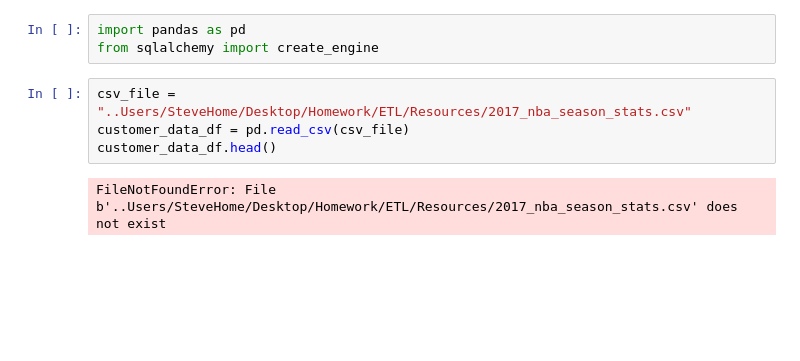
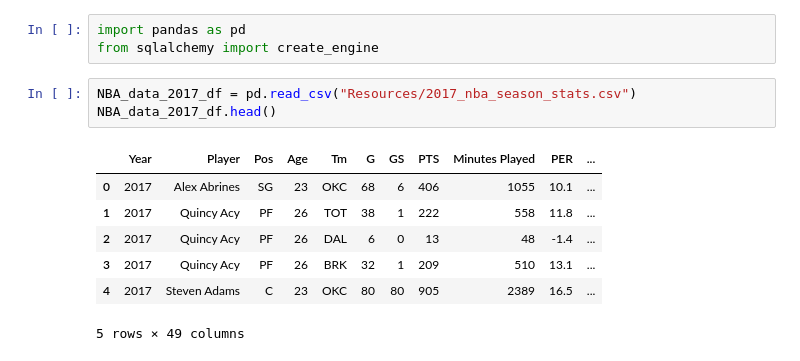
Before and after one commit to svodog34/Homework, a Jupyter notebook: ETL/ETL.ipynb, the cells around one changed output. Saved outputs shown, nothing was run; the diff lists cells and outputs as text; blank space fills up the shorter version.

```diff
--- a/ETL/ETL.ipynb
+++ b/ETL/ETL.ipynb
@@ -1,9 +1,14 @@
 # %%
 import pandas as pd
 from sqlalchemy import create_engine
-# %%
-csv_file = "..Users/SteveHome/Desktop/Homework/ETL/Resources/2017_nba_season_stats.csv"
-customer_data_df = pd.read_csv(csv_file)
-customer_data_df.head()
-# %% [output]
-FileNotFoundError: File b'..Users/SteveHome/Desktop/Homework/ETL/Resources/2017_nba_season_stats.csv' does not exist
+# %%
+NBA_data_2017_df = pd.read_csv("Resources/2017_nba_season_stats.csv")
+NBA_data_2017_df.head()
+# %% [output]
+|  | Year | Player | Pos | Age | Tm | G | GS | PTS | Minutes Played | PER | ... |
+| 0 | 2017 | Alex Abrines | SG | 23 | OKC | 68 | 6 | 406 | 1055 | 10.1 | ... |
+| 1 | 2017 | Quincy Acy | PF | 26 | TOT | 38 | 1 | 222 | 558 | 11.8 | ... |
+| 2 | 2017 | Quincy Acy | PF | 26 | DAL | 6 | 0 | 13 | 48 | -1.4 | ... |
+| 3 | 2017 | Quincy Acy | PF | 26 | BRK | 32 | 1 | 209 | 510 | 13.1 | ... |
+| 4 | 2017 | Steven Adams | C | 23 | OKC | 80 | 80 | 905 | 2389 | 16.5 | ... |
+5 rows × 49 columns
```
Also changed, not shown: parts of 17 cells of this notebook, 1 other file.
